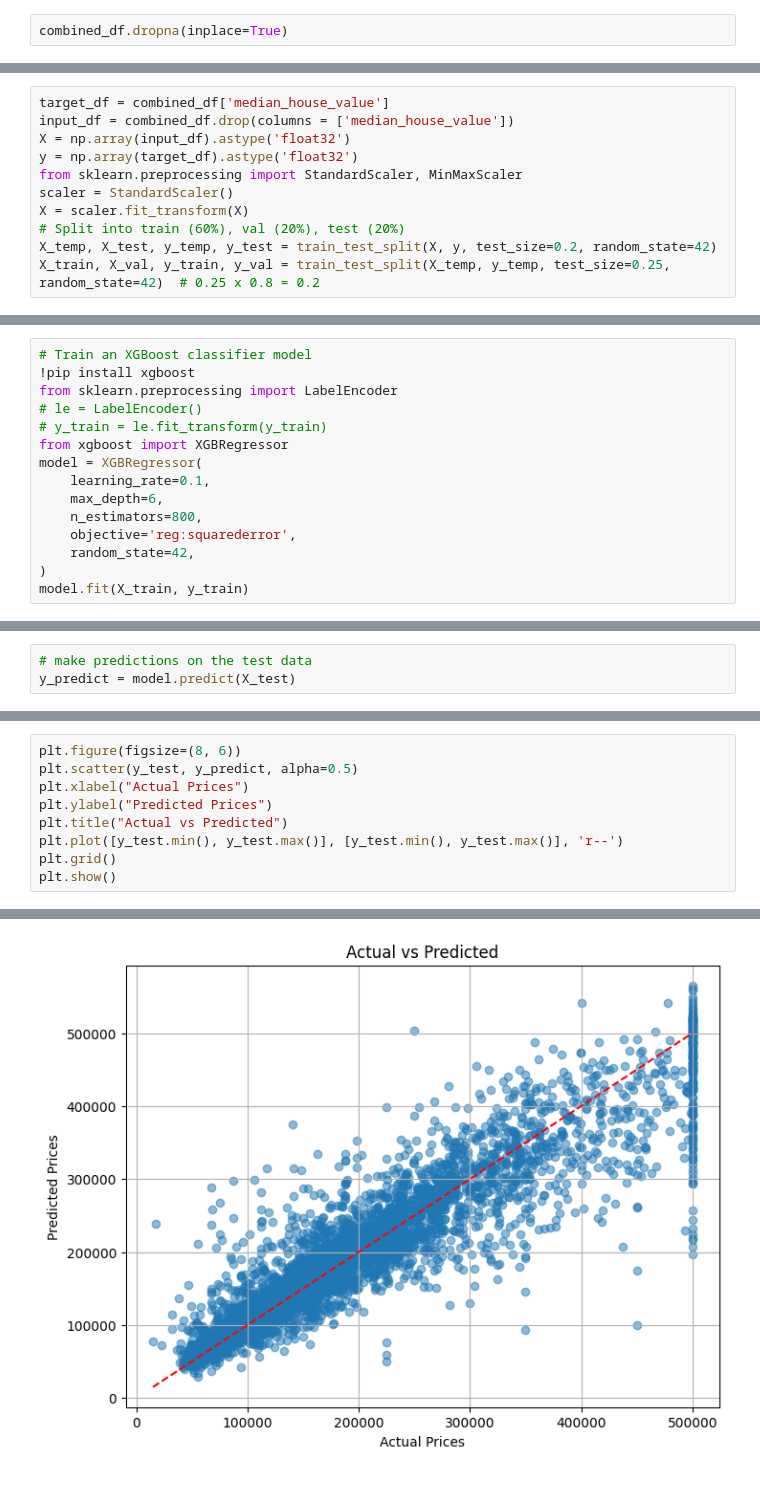
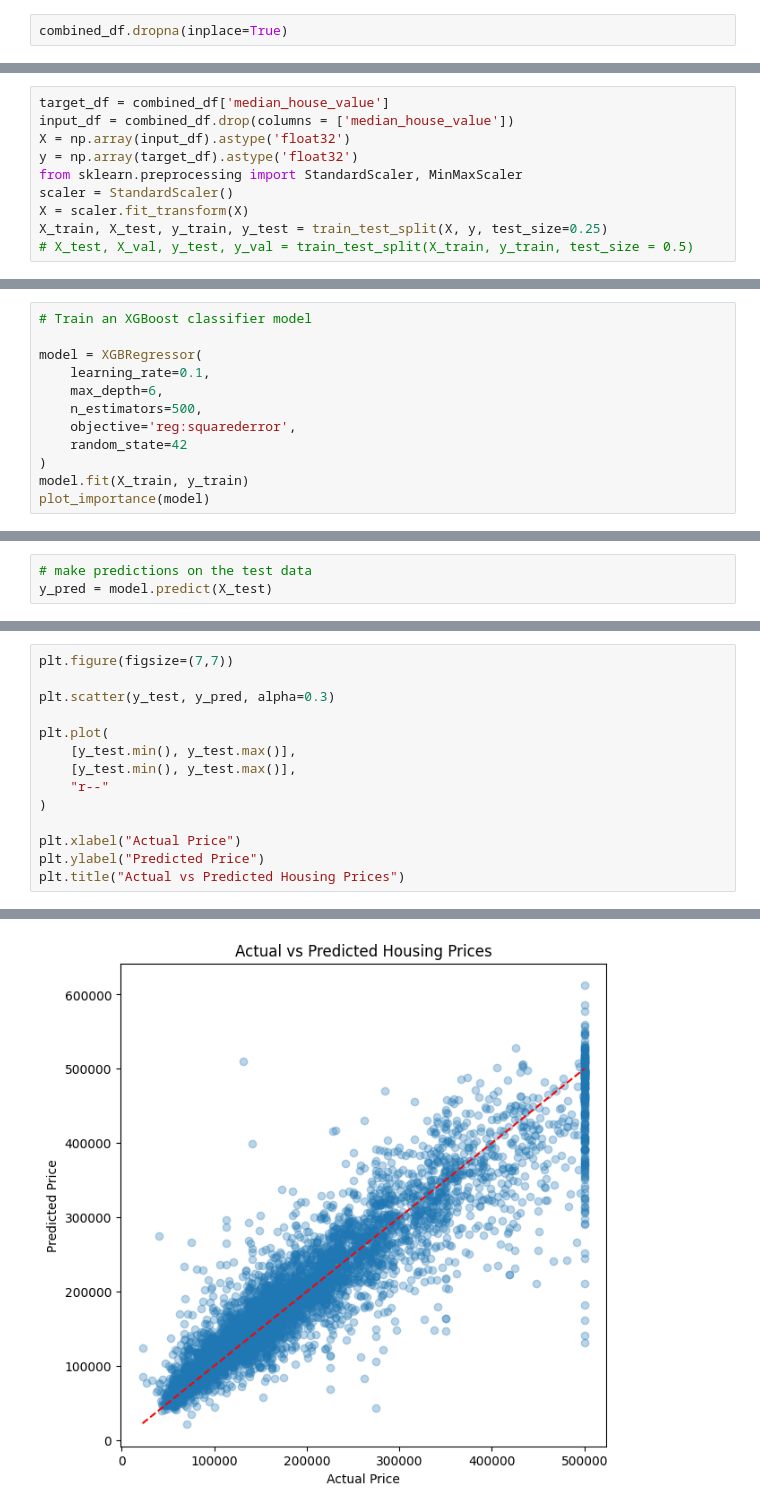
Before and after one commit to paddy960609/calicalifornia-housing-prediction, a Jupyter notebook: housingprice.ipynb, the cells around one changed output, grey strips where cells are left out. Drawn from its saved outputs; the diff is of its cells as text.

```diff
--- a/housingprice.ipynb
+++ b/housingprice.ipynb
@@ -102,6 +163,5 @@ y = np.array(target_df).astype('float32')
 from sklearn.preprocessing import StandardScaler, MinMaxScaler
 scaler = StandardScaler()
 X = scaler.fit_transform(X)
-# Split into train (60%), val (20%), test (20%)
-X_temp, X_test, y_temp, y_test = train_test_split(X, y, test_size=0.2, random_state=42)
-X_train, X_val, y_train, y_val = train_test_split(X_temp, y_temp, test_size=0.25, random_state=42)  # 0.25 x 0.8 = 0.2
+X_train, X_test, y_train, y_test = train_test_split(X, y, test_size=0.25)
+# X_test, X_val, y_test, y_val = train_test_split(X_train, y_train, test_size = 0.5)
@@ -108,16 +174,13 @@ X_train, X_val, y_train, y_val = train_test_split(X_temp, y_temp, test_size=0.25
 # %%
 # Train an XGBoost classifier model
-!pip install xgboost
-from sklearn.preprocessing import LabelEncoder
-# le = LabelEncoder()
-# y_train = le.fit_transform(y_train)
-from xgboost import XGBRegressor
+
 model = XGBRegressor(
     learning_rate=0.1,
     max_depth=6,
-    n_estimators=800,
+    n_estimators=500,
     objective='reg:squarederror',
-    random_state=42,
+    random_state=42
 )
 model.fit(X_train, y_train)
+plot_importance(model)
 # %% [output]
@@ -150,3 +200,3 @@ result_test
 # %%
 # make predictions on the test data
-y_predict = model.predict(X_test)
+y_pred = model.predict(X_test)
@@ -197,10 +232,15 @@ plt.show()
 # %%
-plt.figure(figsize=(8, 6))
-plt.scatter(y_test, y_predict, alpha=0.5)
-plt.xlabel("Actual Prices")
-plt.ylabel("Predicted Prices")
-plt.title("Actual vs Predicted")
-plt.plot([y_test.min(), y_test.max()], [y_test.min(), y_test.max()], 'r--')
-plt.grid()
-plt.show()
+plt.figure(figsize=(7,7))
+
+plt.scatter(y_test, y_pred, alpha=0.3)
+
+plt.plot(
+    [y_test.min(), y_test.max()],
+    [y_test.min(), y_test.max()],
+    "r--"
+)
+
+plt.xlabel("Actual Price")
+plt.ylabel("Predicted Price")
+plt.title("Actual vs Predicted Housing Prices")
 # %% [output]
@@ -207 +248 @@ plt.show()
-[figure, old version]
+[figure, new version]
```
Also changed, not shown: parts of 30 cells of this notebook.
